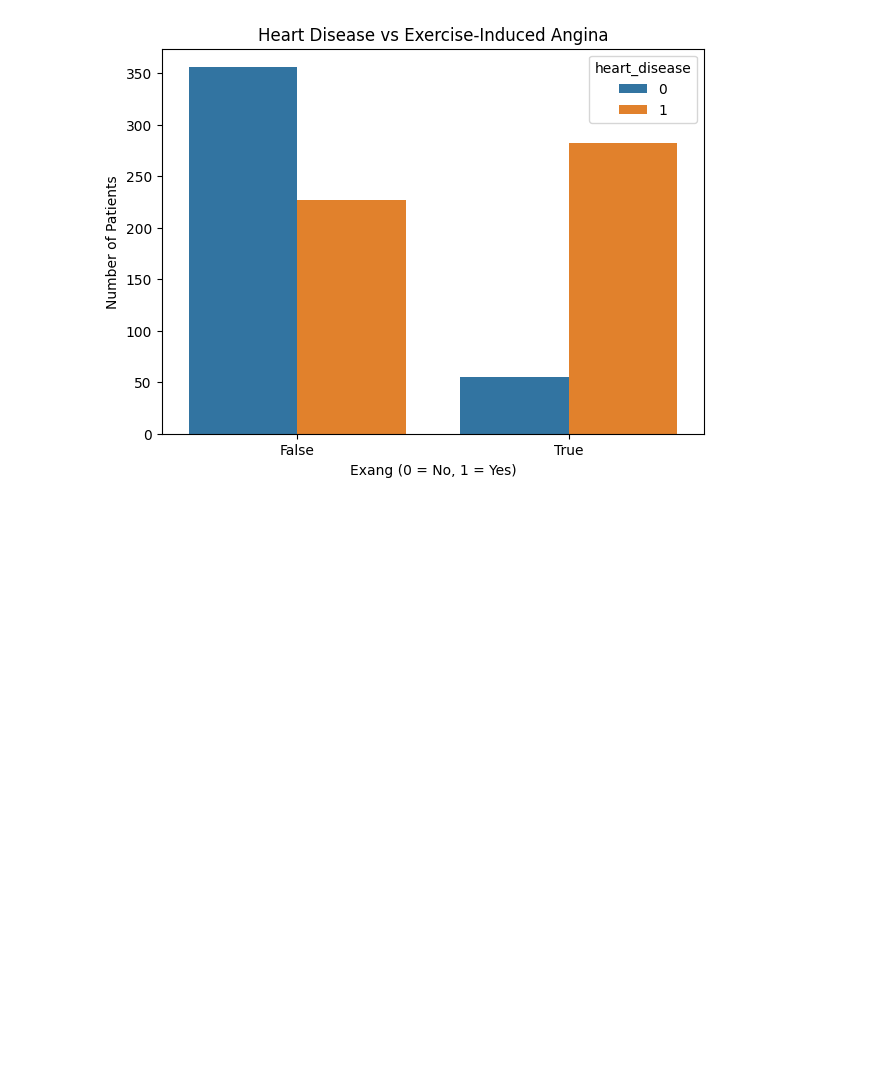
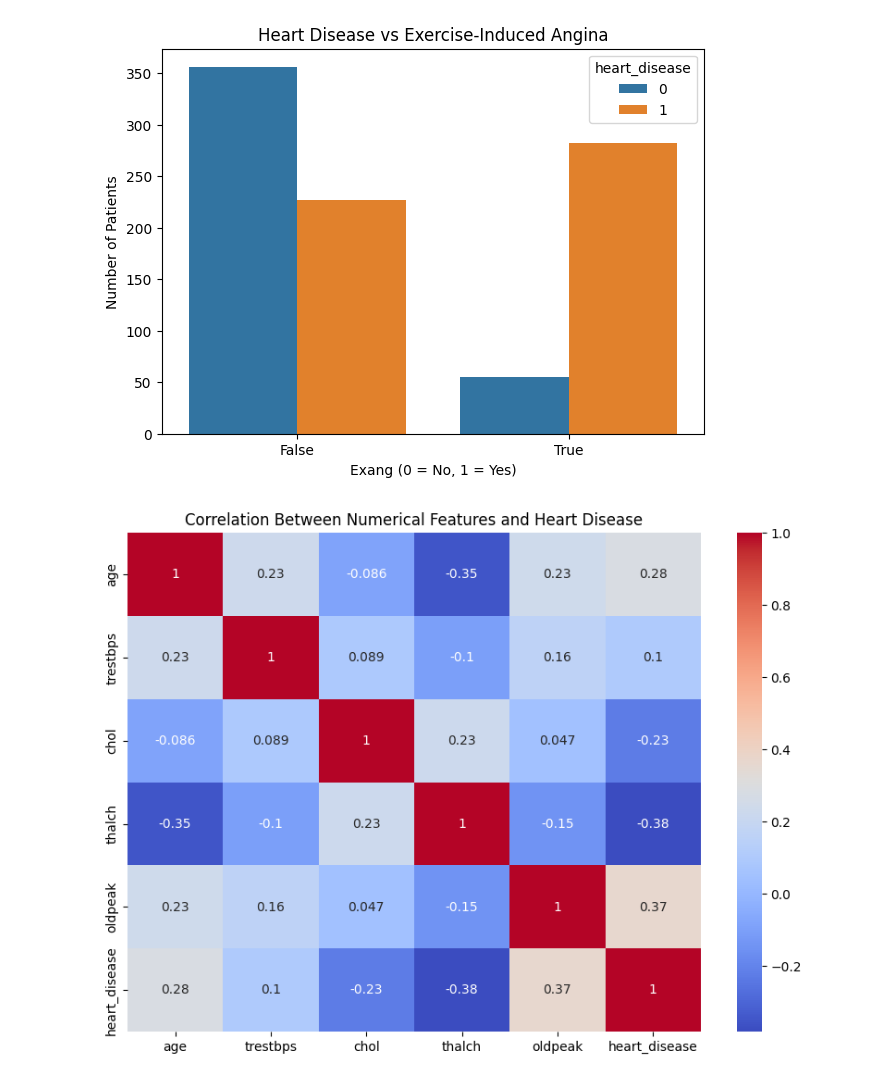
Before and after one commit to stanleyotieno1/Data-analysis-assignment, a Jupyter notebook: Jupyter-files/health.ipynb, the cells around one changed output. Saved outputs shown, nothing was run; the diff lists cells and outputs as text; code cells hidden in the pictures; blank space fills up the shorter version.

```diff
--- a/Jupyter-files/health.ipynb
+++ b/Jupyter-files/health.ipynb
@@ -302,3 +302,13 @@ plt.ylabel("Number of Patients")
 plt.show()
 # %% [output]
 [figure]
+# %%
+plt.figure(figsize=(10,7))
+sns.heatmap(
+    health_df[['age', 'trestbps', 'chol', 'thalch', 'oldpeak', 'heart_disease']].corr(),
+    annot=True, cmap='coolwarm'
+)
+plt.title("Correlation Between Numerical Features and Heart Disease")
+plt.show()
+# %% [output]
+[figure, added]
```
